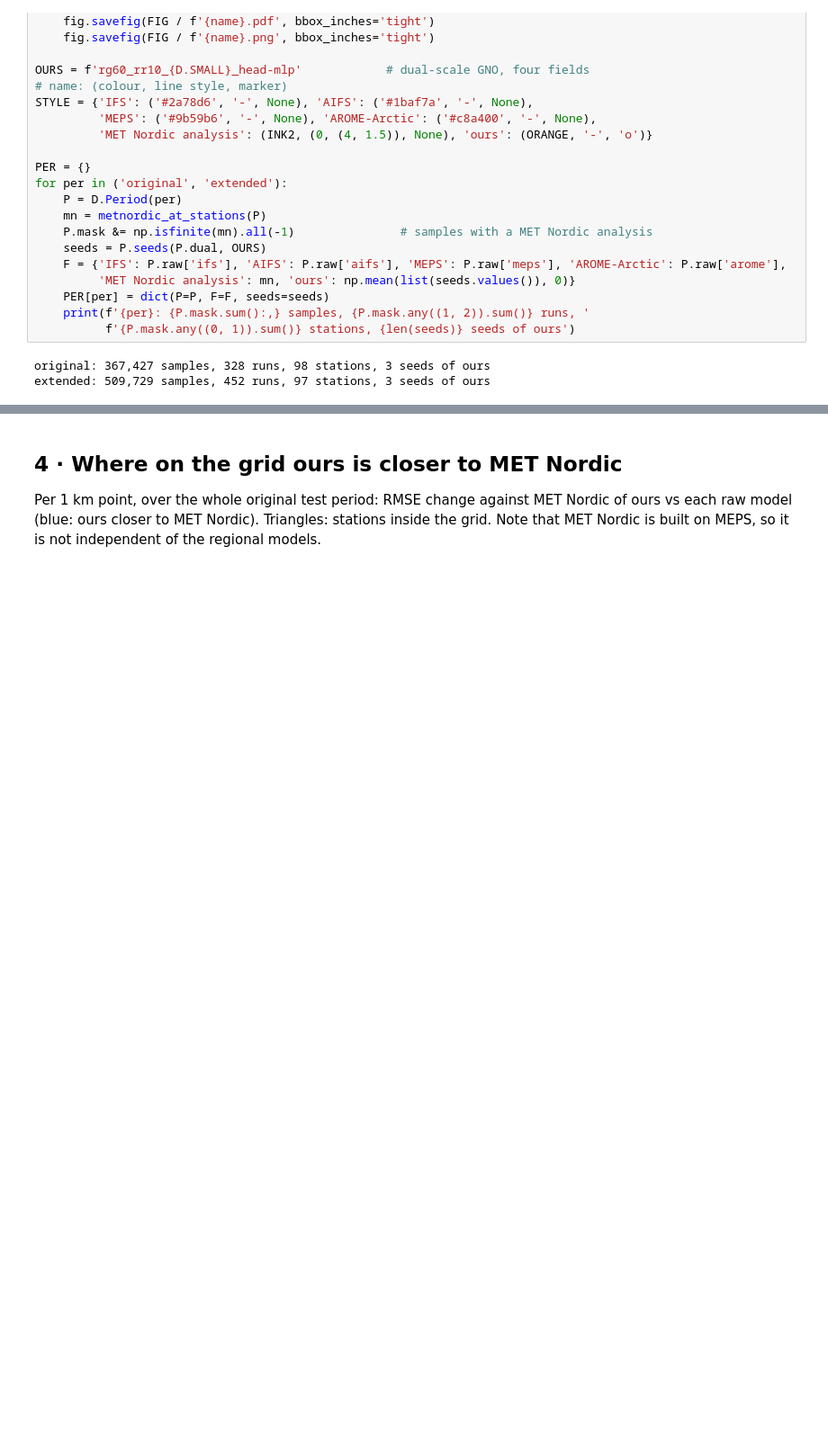
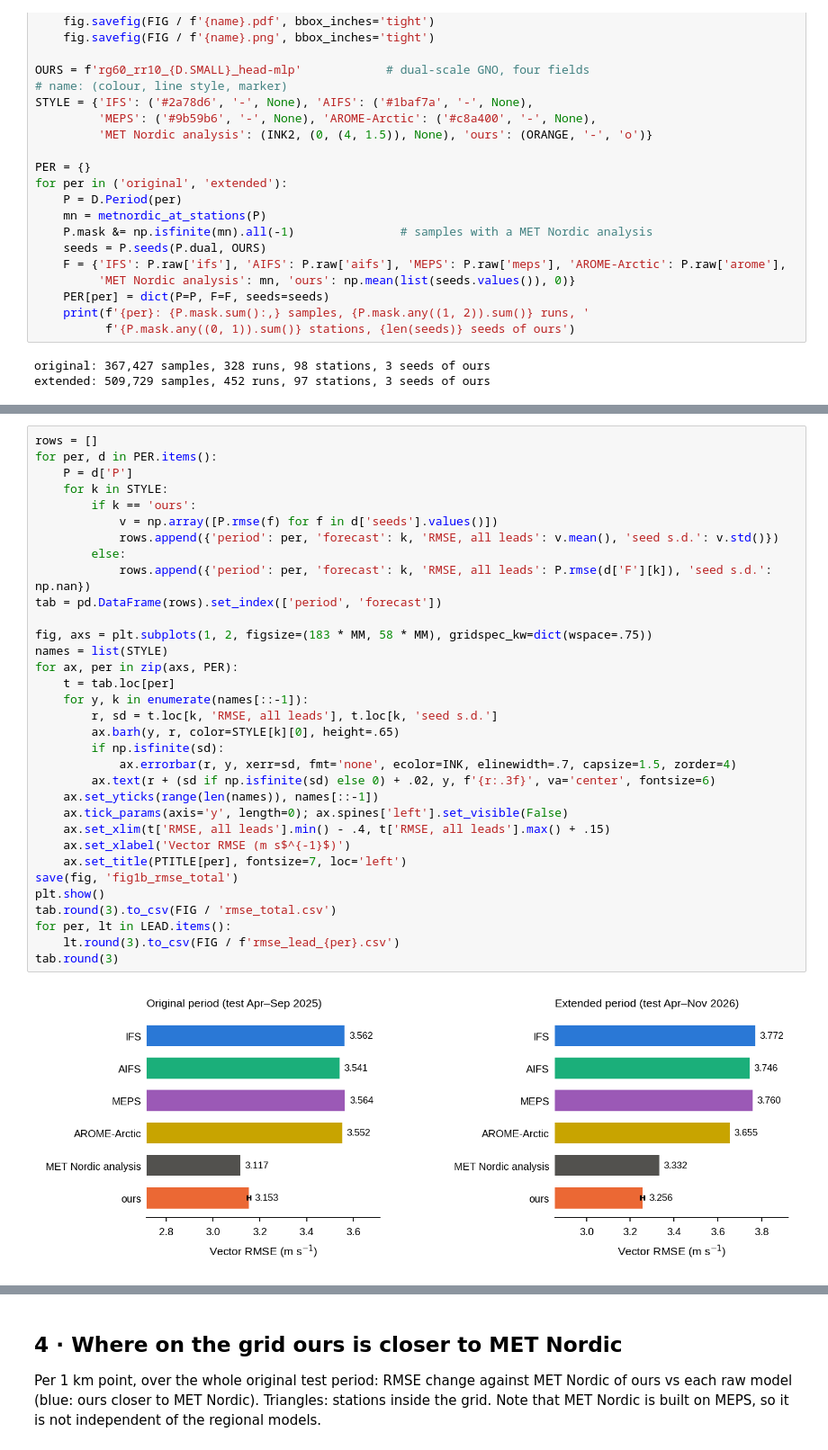
Before and after one commit to chensy618/windcast, a Jupyter notebook: notebooks/06_four_fields.ipynb, the cells around one changed output, grey strips where cells are left out. Shown at 90% size. Drawn from its saved outputs; the diff is of its cells as text; blank space fills up the shorter version.

```diff
--- a/notebooks/06_four_fields.ipynb
+++ b/notebooks/06_four_fields.ipynb
@@ -216,0 +95,35 @@ Ours is applied at every cell as at a station.
+# %%
+rows = []
+for per, d in PER.items():
+    P = d['P']
+    for k in STYLE:
+        if k == 'ours':
+            v = np.array([P.rmse(f) for f in d['seeds'].values()])
+            rows.append({'period': per, 'forecast': k, 'RMSE, all leads': v.mean(), 'seed s.d.': v.std()})
+        else:
+            rows.append({'period': per, 'forecast': k, 'RMSE, all leads': P.rmse(d['F'][k]), 'seed s.d.': np.nan})
+tab = pd.DataFrame(rows).set_index(['period', 'forecast'])
+
+fig, axs = plt.subplots(1, 2, figsize=(183 * MM, 58 * MM), gridspec_kw=dict(wspace=.75))
+names = list(STYLE)
+for ax, per in zip(axs, PER):
+    t = tab.loc[per]
+    for y, k in enumerate(names[::-1]):
+        r, sd = t.loc[k, 'RMSE, all leads'], t.loc[k, 'seed s.d.']
+        ax.barh(y, r, color=STYLE[k][0], height=.65)
+        if np.isfinite(sd):
+            ax.errorbar(r, y, xerr=sd, fmt='none', ecolor=INK, elinewidth=.7, capsize=1.5, zorder=4)
+        ax.text(r + (sd if np.isfinite(sd) else 0) + .02, y, f'{r:.3f}', va='center', fontsize=6)
+    ax.set_yticks(range(len(names)), names[::-1])
+    ax.tick_params(axis='y', length=0); ax.spines['left'].set_visible(False)
+    ax.set_xlim(t['RMSE, all leads'].min() - .4, t['RMSE, all leads'].max() + .15)
+    ax.set_xlabel('Vector RMSE (m s$^{-1}$)')
+    ax.set_title(PTITLE[per], fontsize=7, loc='left')
+save(fig, 'fig1b_rmse_total')
+plt.show()
+tab.round(3).to_csv(FIG / 'rmse_total.csv')
+for per, lt in LEAD.items():
+    lt.round(3).to_csv(FIG / f'rmse_lead_{per}.csv')
+tab.round(3)
+# %% [output]
+[figure, added]
```
Also changed, not shown: parts of 23 cells of this notebook.
